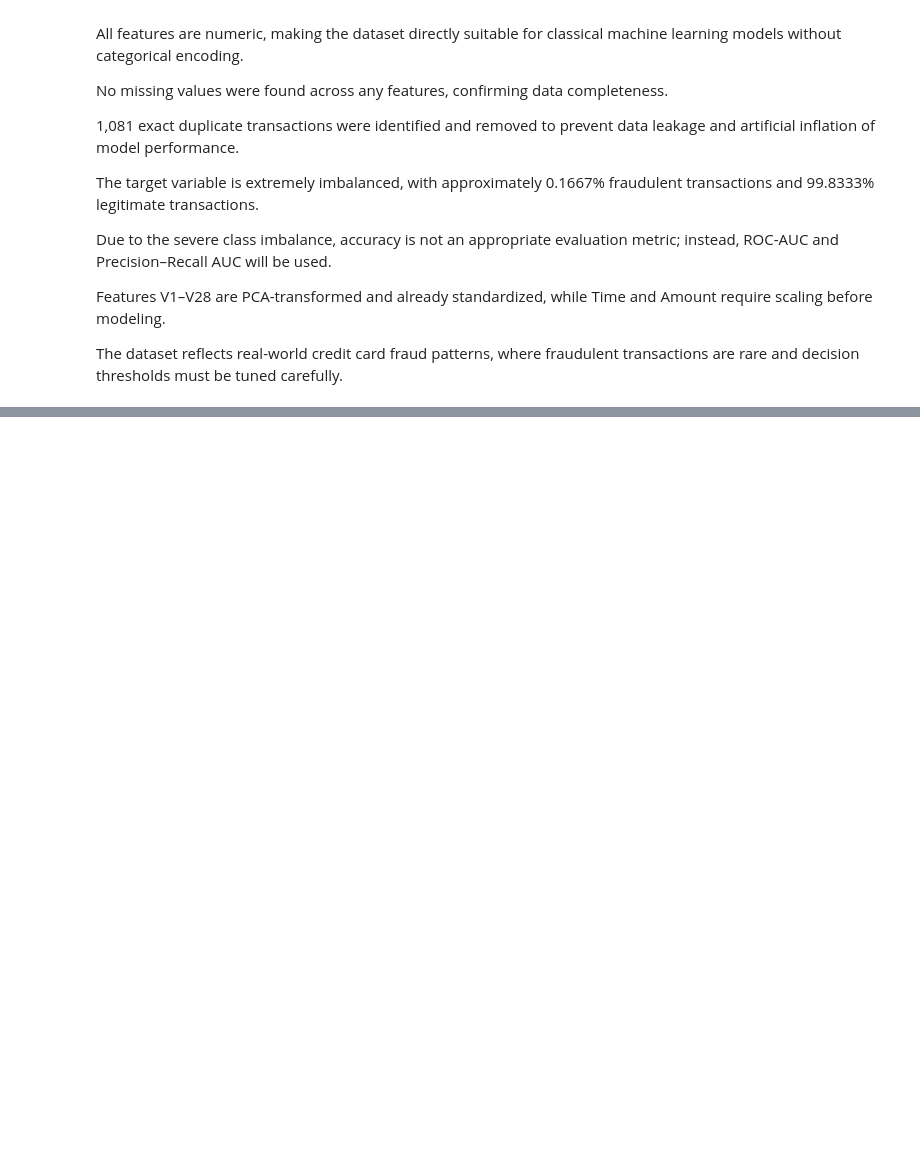
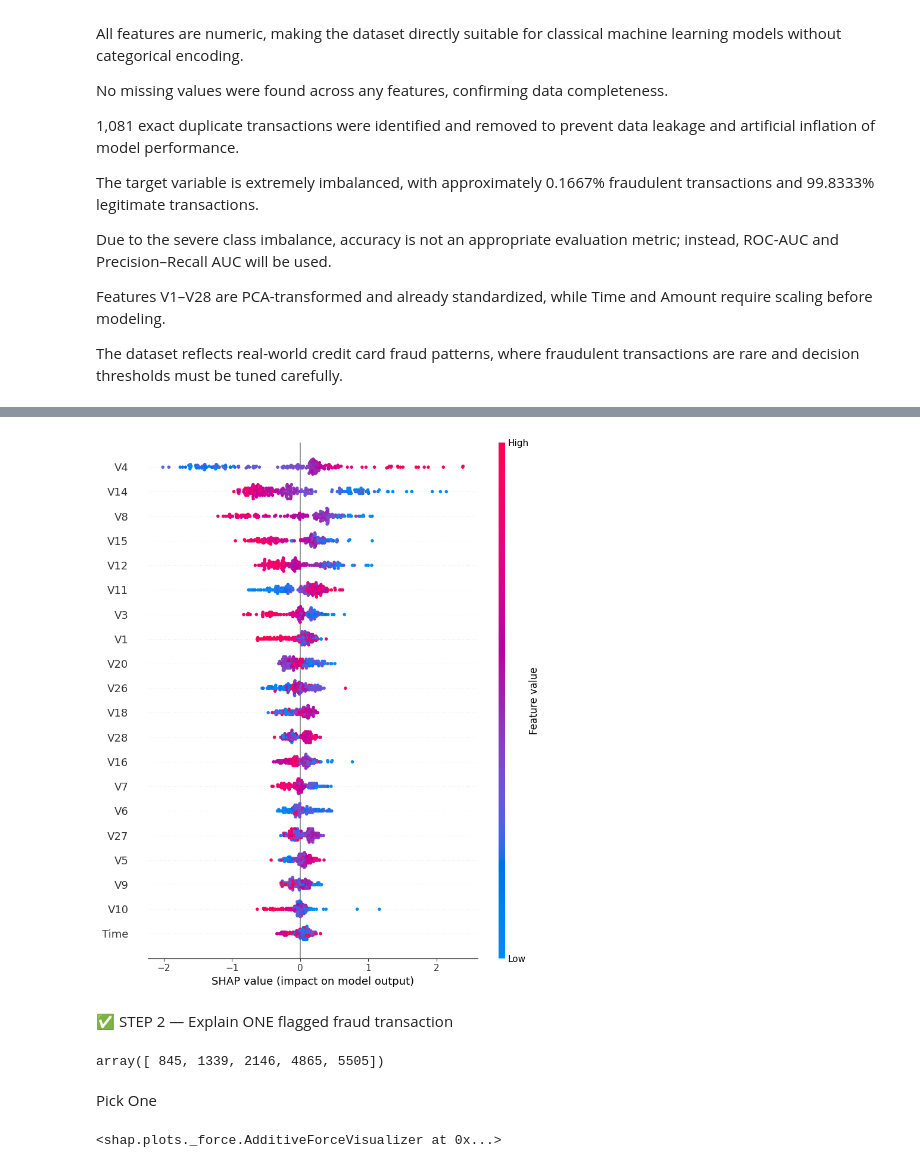
Before and after one commit to Tharunkumar0205/credit-card-fraud-detection, a Jupyter notebook: eda_credit_card_fraud.ipynb, the cells around one changed output, grey strips where cells are left out. Drawn from its saved outputs; the diff is of its cells as text; code cells hidden in the pictures; blank space fills up the shorter version.

```diff
--- a/eda_credit_card_fraud.ipynb
+++ b/eda_credit_card_fraud.ipynb
@@ -300,0 +412,21 @@ nothing added to commit but untracked files present (use "git add" to track)
+# %%
+from xgboost import XGBClassifier
+from sklearn.metrics import average_precision_score
+
+scale_pos_weight = (Y_train == 0).sum() / (Y_train == 1).sum()
+
+model = XGBClassifier(
+    n_estimators=300,
+    max_depth=6,
+    learning_rate=0.05,
+    subsample=0.8,
+    colsample_bytree=0.8,
+    scale_pos_weight=scale_pos_weight,
+    eval_metric="logloss",
+    random_state=42
+)
+
+model.fit(X_train, Y_train)
+
+y_proba = model.predict_proba(X_test)[:, 1]
+print("PR-AUC:", average_precision_score(Y_test, y_proba))
@@ -300,0 +615,42 @@ nothing added to commit but untracked files present (use "git add" to track)
+# %%
+import shap
+import joblib
+
+# Load raw model
+xgb_raw = joblib.load("models/xgb_fraud_model_raw.joblib")
+
+# Background sample (for speed)
+X_bg = X_train.sample(200, random_state=42)
+
+# Sample test points
+X_sample = X_test.sample(200, random_state=42)
+
+explainer = shap.TreeExplainer(xgb_raw, data=X_bg)
+shap_values = explainer.shap_values(X_sample)
+
+shap.summary_plot(shap_values, X_sample)
+# %% [output]
+[figure, added]
+# %% [markdown]
+✅ STEP 2 — Explain ONE flagged fraud transaction
+# %%
+fraud_indices = np.where((Y_test == 1) & (y_final == 1))[0]
+
+fraud_indices[:5]
+# %% [output]
+array([ 845, 1339, 2146, 4865, 5505])
+# %% [markdown]
+Pick One
+# %%
+idx = fraud_indices[0]
+single_row = X_test.iloc[[idx]]
+
+single_shap = explainer.shap_values(single_row)
+
+shap.force_plot(
+    explainer.expected_value,
+    single_shap,
+    single_row
+)
+# %% [output]
+<shap.plots._force.AdditiveForceVisualizer at 0x...>
```
Also changed, not shown: parts of 78 cells of this notebook, 5 other files.
